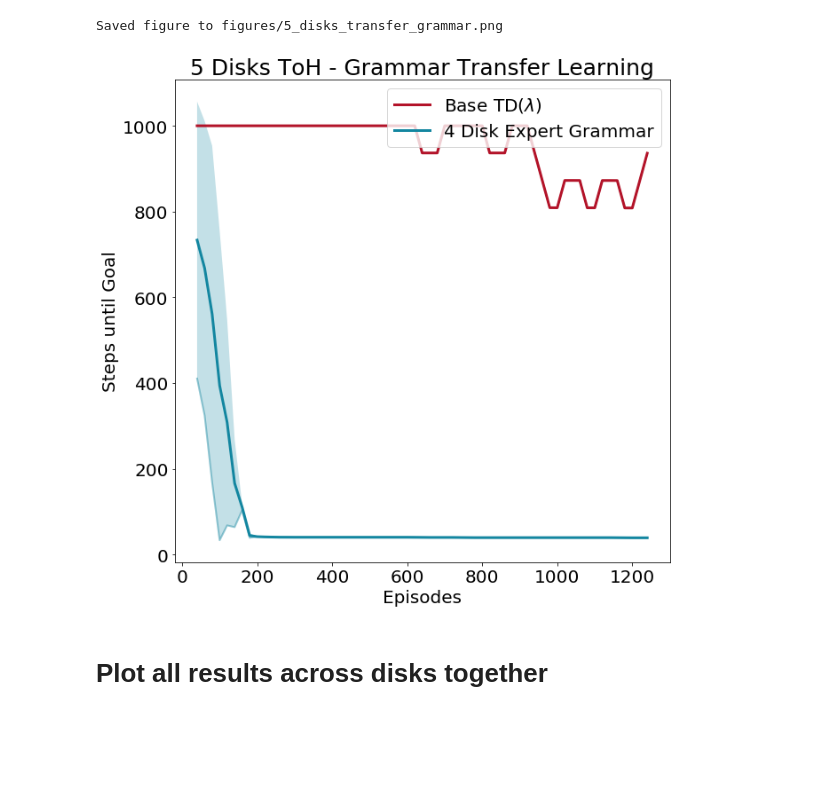
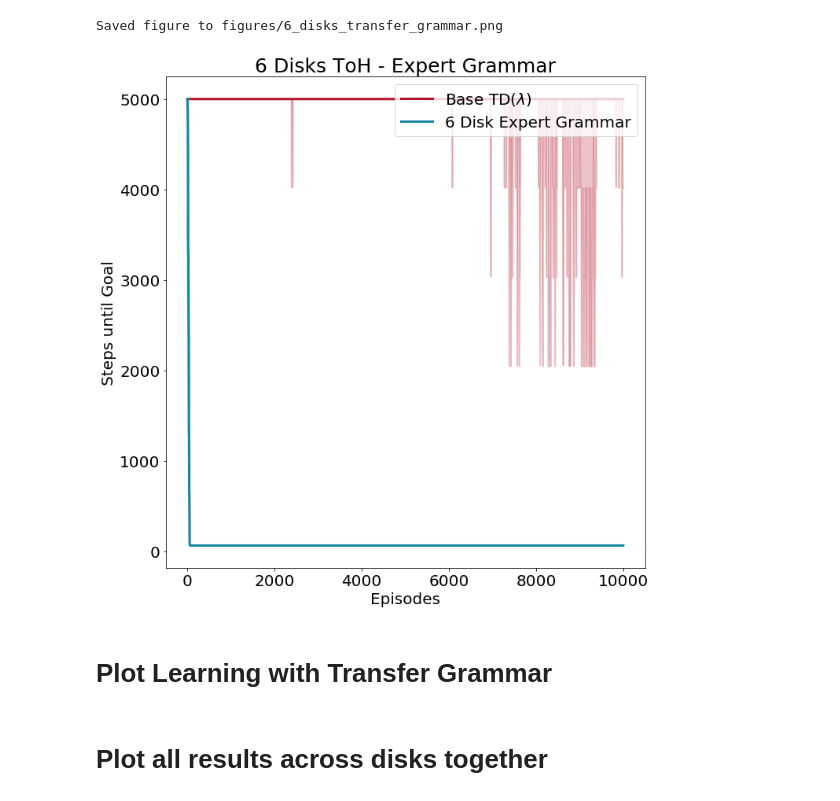
Before and after one commit to RobertTLange/action-grammars-hrl, a Jupyter notebook: visualizations.ipynb, the cells around one changed output. Saved outputs shown, nothing was run; the diff lists cells and outputs as text; code cells hidden in the pictures; blank space fills up the shorter version.

```diff
--- a/visualizations.ipynb
+++ b/visualizations.ipynb
@@ -20,7 +17,7 @@ results_6_q = np.loadtxt(results_dir + "6_disks_q.txt")
 
 results_4_smdp_imi = np.loadtxt(results_dir + "4_disks_smdp_imi.txt")
 results_5_smdp_imi = np.loadtxt(results_dir + "5_disks_smdp_imi.txt")
-# results_6_smdp_imi = np.loadtxt(results_dir + "6_disks_smdp_imi.txt")
+results_6_smdp_imi = np.loadtxt(results_dir + "6_disks_smdp_imi.txt")
 # results_7_smdp_imi = np.loadtxt(results_dir + "7_disks_smdp_imi.txt")
 
 results_5_smdp_transfer_4 = np.loadtxt(results_dir + "5_disks_smdp_transfer_4_disks.txt")
@@ -50,19 +62,23 @@ plot_learning(its_4, steps_4, sd_steps_4, 3,
+# %%
+plot_learning(its_6, steps_6, p10_steps_6, p90_steps_6, 3,
+              "6 Disks ToH - Expert Grammar",
+              label_temp=[r"Base TD($\lambda$)", "6 Disk Expert Grammar"],
+              save_fname="figures/6_disks_transfer_grammar.png")
+# %% [output]
+Saved figure to figures/6_disks_transfer_grammar.png
+[figure, added]
+# %% [markdown]
+# Plot Learning with Transfer Grammar
 # %%
 its_5 = [results_5_q[:, 0], results_5_smdp_transfer_4[:, 0]]
 steps_5 = [results_5_q[:, 1], results_5_smdp_transfer_4[:, 1]]
-sd_steps_5 = [results_5_q[:, 2], results_5_smdp_transfer_4[:, 2]]
+p10_steps_5 = [results_5_q[:, 2], results_5_smdp_transfer_4[:, 2]]
+p90_steps_5 = [results_5_q[:, 3], results_5_smdp_transfer_4[:, 3]]
 
-its_6 = [results_6_q[:, 0], results_6_smdp_transfer_5[:, 0]]
-steps_6 = [results_6_q[:, 1], results_6_smdp_transfer_5[:, 1]]
-sd_steps_6 = [results_6_q[:, 2], results_6_smdp_transfer_5[:, 2]]
-
-plot_learning(its_5, steps_5, sd_steps_5, 3,
-              "5 Disks ToH - Grammar Transfer Learning",
-              label_temp=[r"Base TD($\lambda$)", "4 Disk Expert Grammar"],
-              save_fname="figures/5_disks_transfer_grammar.png")
+its_6 = [results_6_q[:, 0], results_6_smdp_transfer_5[:, 0], results_6_smdp_transfer_4[:, 0]]
+steps_6 = [results_6_q[:, 1], results_6_smdp_transfer_5[:, 1], results_6_smdp_transfer_4[:, 1]]
+p10_steps_6 = [results_6_q[:, 2], results_6_smdp_transfer_5[:, 2], results_6_smdp_transfer_4[:, 2]]
+p90_steps_6 = [results_6_q[:, 3], results_6_smdp_transfer_5[:, 3], , results_6_smdp_transfer_4[:, 3]]
-# %% [output]
-Saved figure to figures/5_disks_transfer_grammar.png
-[figure, removed]
 # %%
 its_5 = [results_5_q[:, 0], results_5_smdp_online_no_transfer[:, 0]]
 steps_5 = [results_5_q[:, 1], results_5_smdp_online_no_transfer[:, 1]]
```
Also changed, not shown: parts of 5 cells of this notebook, 38 other files.
